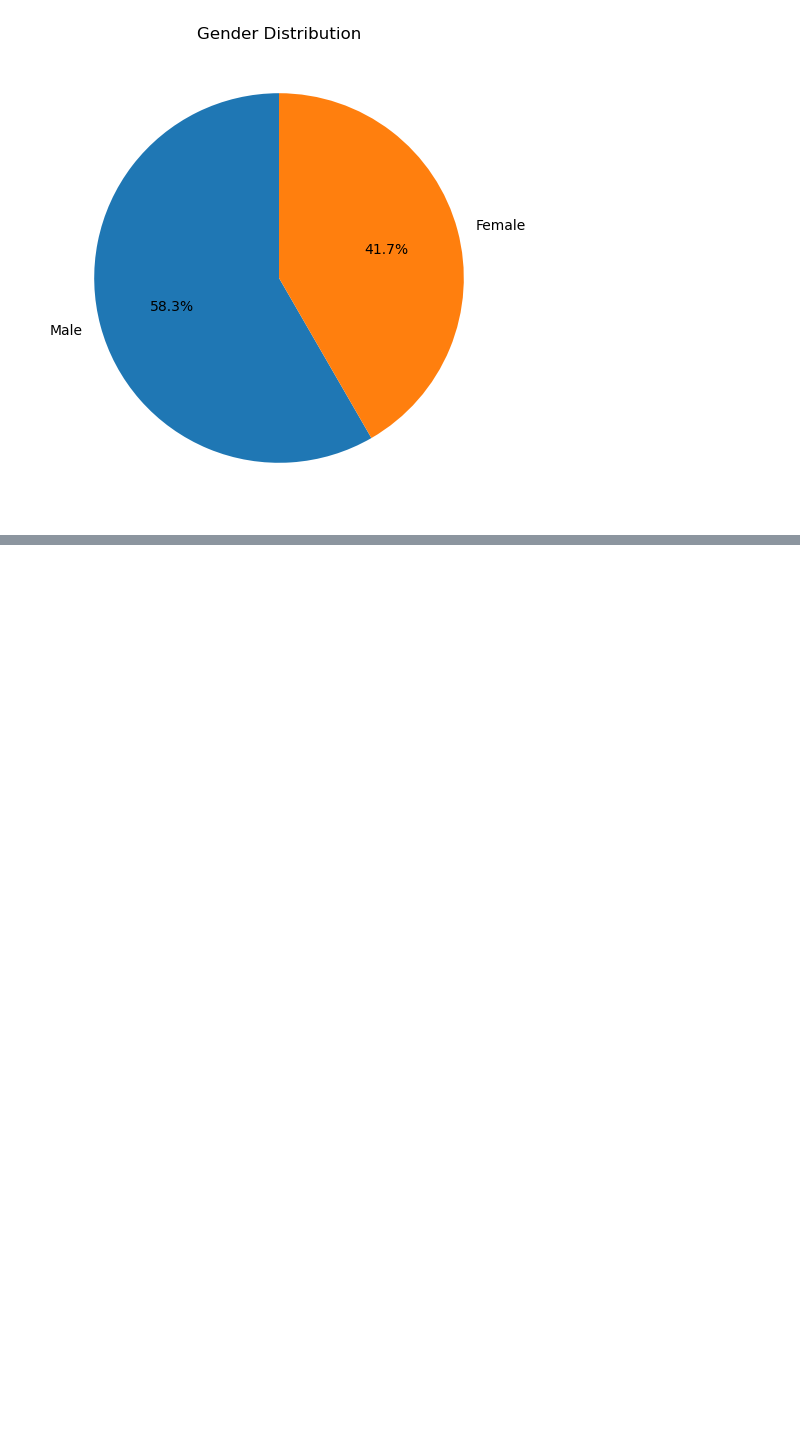
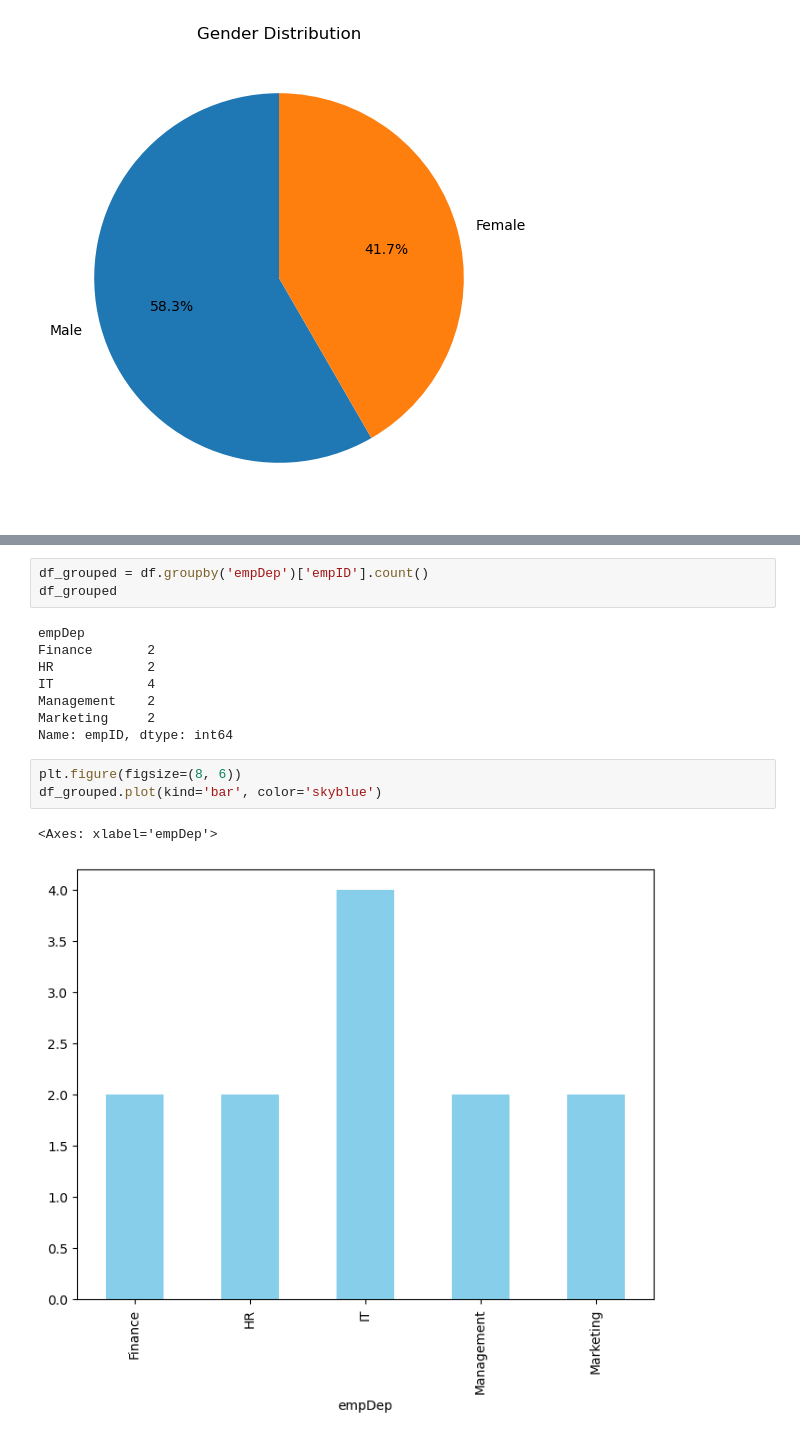
Before and after one commit to AbdullahWB/python, a Jupyter notebook: Mock_exam_solution/Problem Solve.ipynb, the cells around one changed output, grey strips where cells are left out. Saved outputs shown, nothing was run; the diff lists cells and outputs as text; blank space fills up the shorter version.

```diff
--- a/Mock_exam_solution/Problem Solve.ipynb
+++ b/Mock_exam_solution/Problem Solve.ipynb
@@ -386,0 +410,17 @@ Text(0.5, 1.0, 'Gender Distribution')
+# %%
+df_grouped = df.groupby('empDep')['empID'].count()
+df_grouped
+# %% [output]
+empDep
+Finance       2
+HR            2
+IT            4
+Management    2
+Marketing     2
+Name: empID, dtype: int64
+# %%
+plt.figure(figsize=(8, 6))
+df_grouped.plot(kind='bar', color='skyblue')
+# %% [output]
+<Axes: xlabel='empDep'>
+[figure, added]
```
Also changed, not shown: parts of 29 cells of this notebook, 1 other file.
